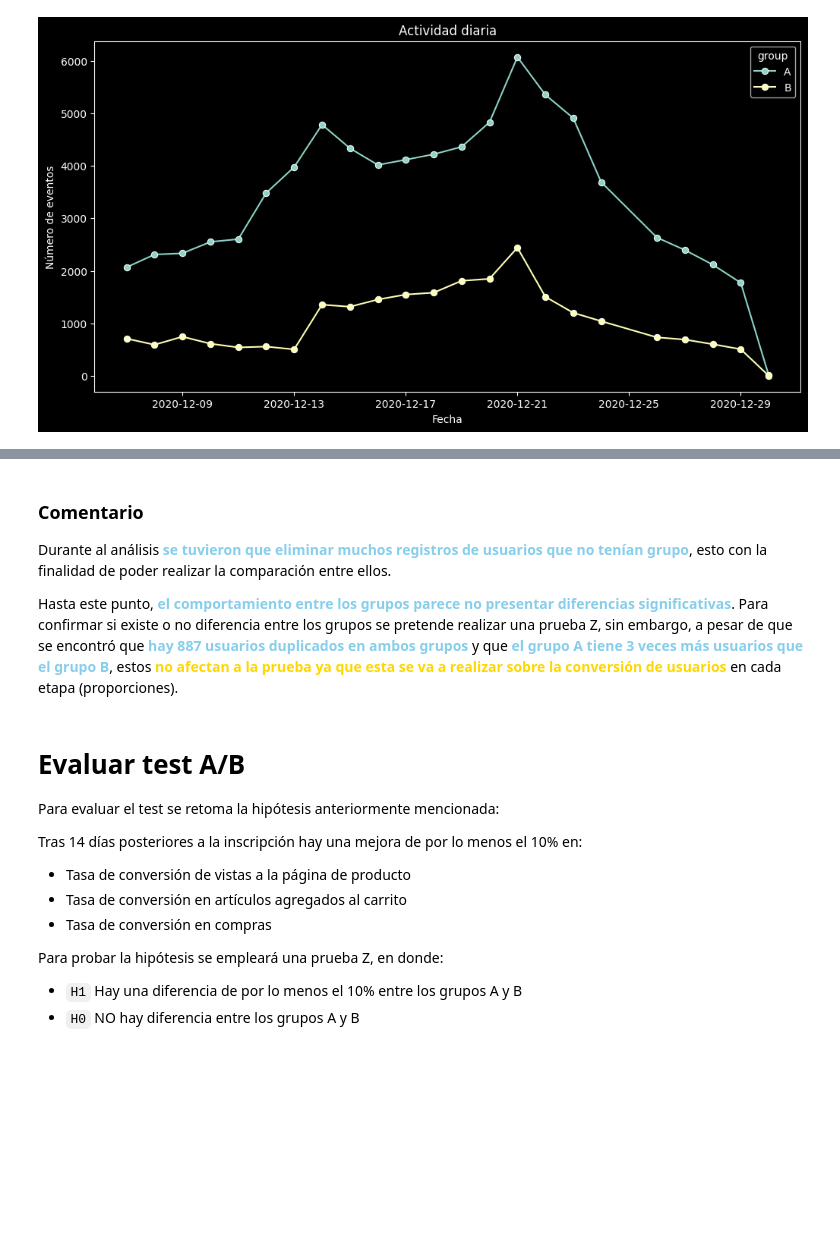
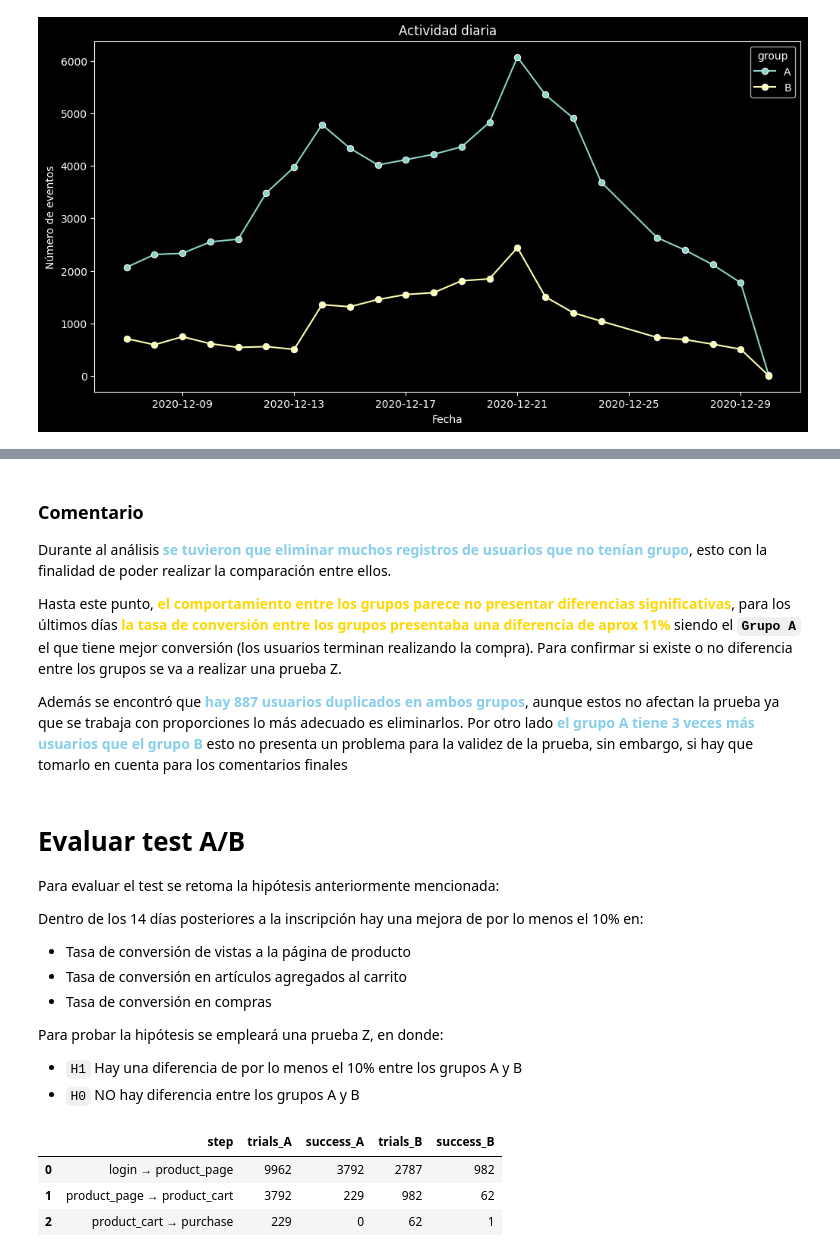
Before and after one commit to XivxnX/recommender_system_test, a Jupyter notebook: recommender_system_test.ipynb, the cells around one changed output, grey strips where cells are left out. Saved outputs shown, nothing was run; the diff lists cells and outputs as text; code cells hidden in the pictures; blank space fills up the shorter version.

```diff
--- a/recommender_system_test.ipynb
+++ b/recommender_system_test.ipynb
@@ -441,12 +465,14 @@ plt.show()
 ### Comentario
 Durante al análisis <span style="color: skyblue;">**se tuvieron que eliminar muchos registros de usuarios que no tenían grupo**</span>, esto con la finalidad de poder realizar la comparación entre ellos.
 
-Hasta este punto, <span style="color: skyblue;">**el comportamiento entre los grupos parece no presentar diferencias significativas**</span>. Para confirmar si existe o no diferencia entre los grupos se pretende realizar una prueba Z, sin embargo, a pesar de que se encontró que <span style="color: skyblue;">**hay 887 usuarios duplicados en ambos grupos**</span> y que <span style="color: skyblue;">**el grupo A tiene 3 veces más usuarios que el grupo B**</span>, estos <span style="color: gold;">**no afectan a la prueba ya que esta se va a realizar sobre la conversión de usuarios**</span> en cada etapa (proporciones).
+Hasta este punto, <span style="color: gold;">**el comportamiento entre los grupos parece no presentar diferencias significativas**</span>, para los últimos días <span style="color: gold;">**la tasa de conversión entre los grupos presentaba una diferencia de aprox 11%**</span> siendo el **``Grupo A``** el que tiene mejor conversión (los usuarios terminan realizando la compra). Para confirmar si existe o no diferencia entre los grupos se va a realizar una prueba Z.
+
+Además se encontró que <span style="color: skyblue;">**hay 887 usuarios duplicados en ambos grupos**</span>, aunque estos no afectan la prueba ya que se trabaja con proporciones lo más adecuado es eliminarlos. Por otro lado <span style="color: skyblue;">**el grupo A tiene 3 veces más usuarios que el grupo B**</span> esto no presenta un problema para la validez de la prueba, sin embargo, si hay que tomarlo en cuenta para los comentarios finales
 # %% [markdown]
 # Evaluar test A/B
 Para evaluar el test se retoma la hipótesis anteriormente mencionada:
 
-Tras 14 días posteriores a la inscripción hay una mejora de por lo menos el 10% en:
+Dentro de los 14 días posteriores a la inscripción hay una mejora de por lo menos el 10% en:
 * Tasa de conversión de vistas a la página de producto
 * Tasa de conversión en artículos agregados al carrito
 * Tasa de conversión en compras
@@ -454,3 +480,46 @@ Tras 14 días posteriores a la inscripción hay una mejora de por lo menos el 10
 Para probar la hipótesis se empleará una prueba Z, en donde:
 * ``H1`` Hay una diferencia de por lo menos el 10% entre los grupos A y B
 * ``H0`` NO hay diferencia entre los grupos A y B
+# %%
+# filtrar: eliminar usuarios duplicados en ambos grupos
+filtered_events = events_with_group[np.logical_not(events_with_group['user_id'].isin(common_users))]
+
+# agrupar usuarios
+users_filtered_A = filtered_events.query('group == "A"')
+users_filtered_B = filtered_events.query('group == "B"')
+
+# trazar funnel para grupos
+funnel_filtered_A = trace_funnel(users_filtered_A)
+funnel_filtered_B = trace_funnel(users_filtered_B)
+# %%
+# DafatFrame: pares de etapas en el funnel
+# unir funnels
+merge_funnels_filtered = funnel_filtered_A[['event', 'users']].join(funnel_filtered_B['users'], lsuffix='_A', rsuffix='_B')
+
+funnels = pd.DataFrame({
+    'event': ['login','product_page','product_cart','purchase'],
+    'users_A': [9962,3792,229,0],
+    'users_B': [2787,982,62,1]
+})
+
+# Crear estructura por pares
+pairs = []
+events = funnels['event'].to_list()
+
+for i in range(len(events)-1):
+    pairs.append({
+        "step": f"{events[i]} → {events[i+1]}",
+        "trials_A": funnels.loc[i, 'users_A'],
+        "success_A": funnels.loc[i+1, 'users_A'],
+        "trials_B": funnels.loc[i, 'users_B'],
+        "success_B": funnels.loc[i+1, 'users_B']
+    })
+
+# crear DafatFrame: pares de etapas en el funnel
+pairs = pd.DataFrame(pairs)
+pairs
+# %% [output]
+|  | step | trials_A | success_A | trials_B | success_B |
+| 0 | login → product_page | 9962 | 3792 | 2787 | 982 |
+| 1 | product_page → product_cart | 3792 | 229 | 982 | 62 |
+| 2 | product_cart → purchase | 229 | 0 | 62 | 1 |
```
Also changed, not shown: parts of 12 cells of this notebook.
